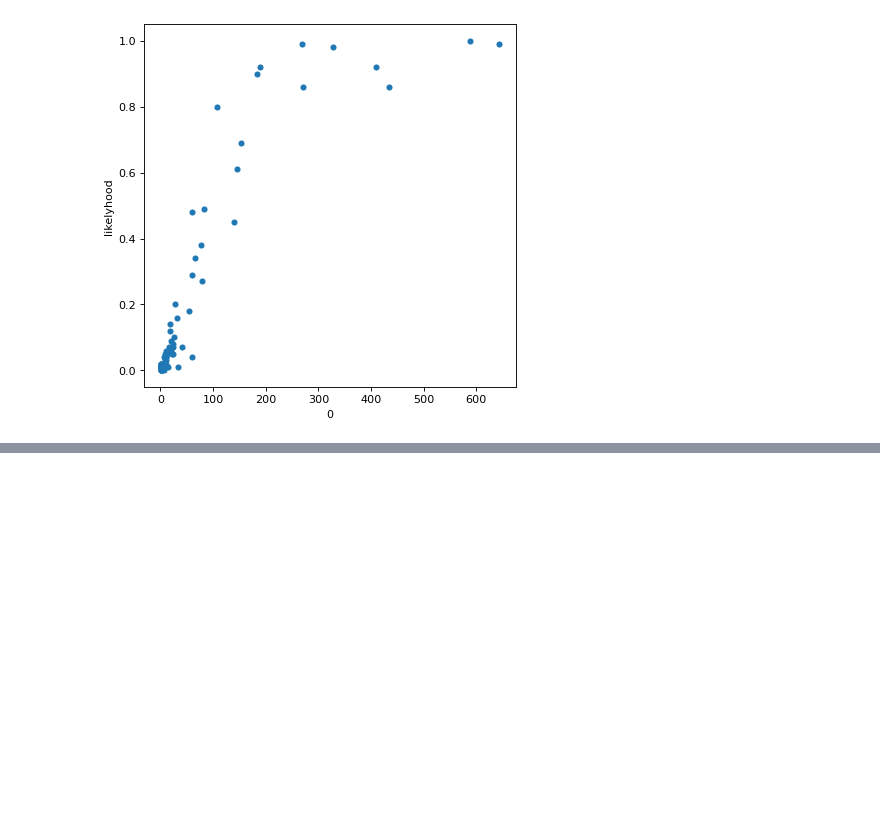
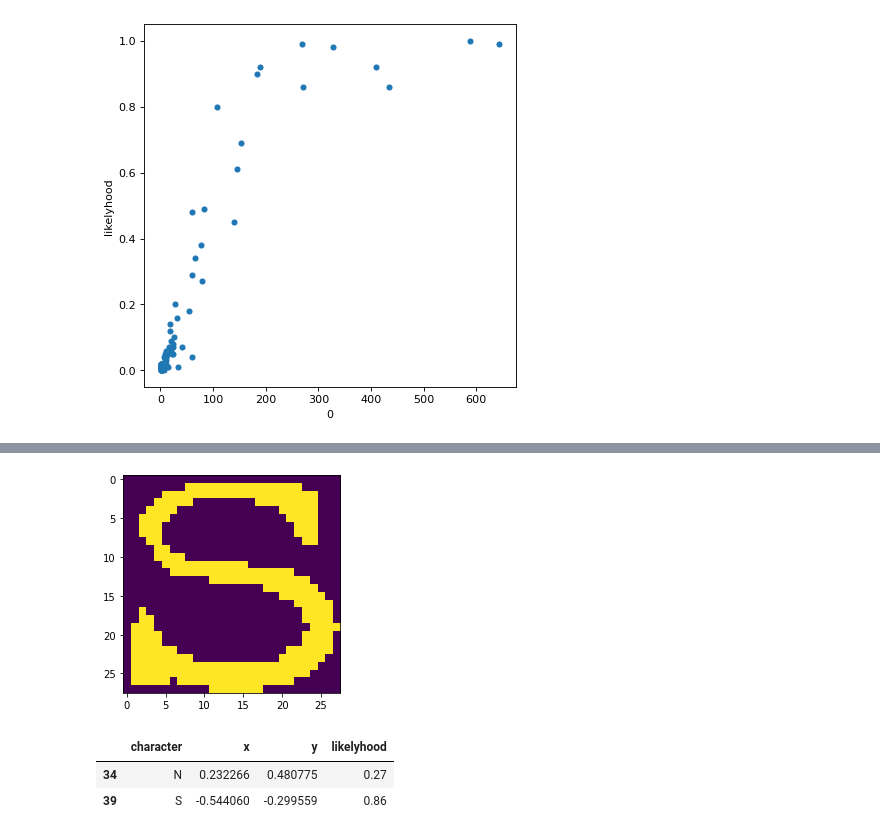
Before and after one commit to ggdhines/historical-transcriptions, a Jupyter notebook: notebooks/ocr followup.ipynb, the cells around one changed output, grey strips where cells are left out. Saved outputs shown, nothing was run; the diff lists cells and outputs as text; code cells hidden in the pictures; blank space fills up the shorter version.

```diff
--- a/notebooks/ocr followup.ipynb
+++ b/notebooks/ocr followup.ipynb
@@ -596,0 +654,10 @@ plt.show()
+# %%
+_ = plt.imshow(generate_ideal(base_model,ideal_df,"S"))
+# %% [output]
+[figure, added]
+# %%
+ideal_df[ideal_df["character"].isin(["N","S"])]
+# %% [output]
+|  | character | x | y | likelyhood |
+| 34 | N | 0.232266 | 0.480775 | 0.27 |
+| 39 | S | -0.544060 | -0.299559 | 0.86 |
```
Also changed, not shown: parts of 9 cells of this notebook.
